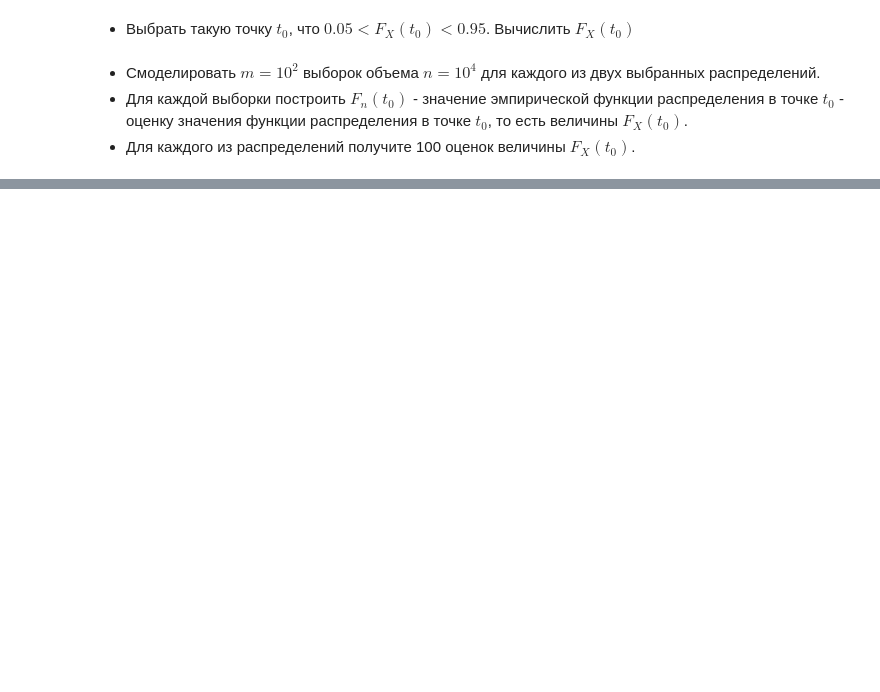
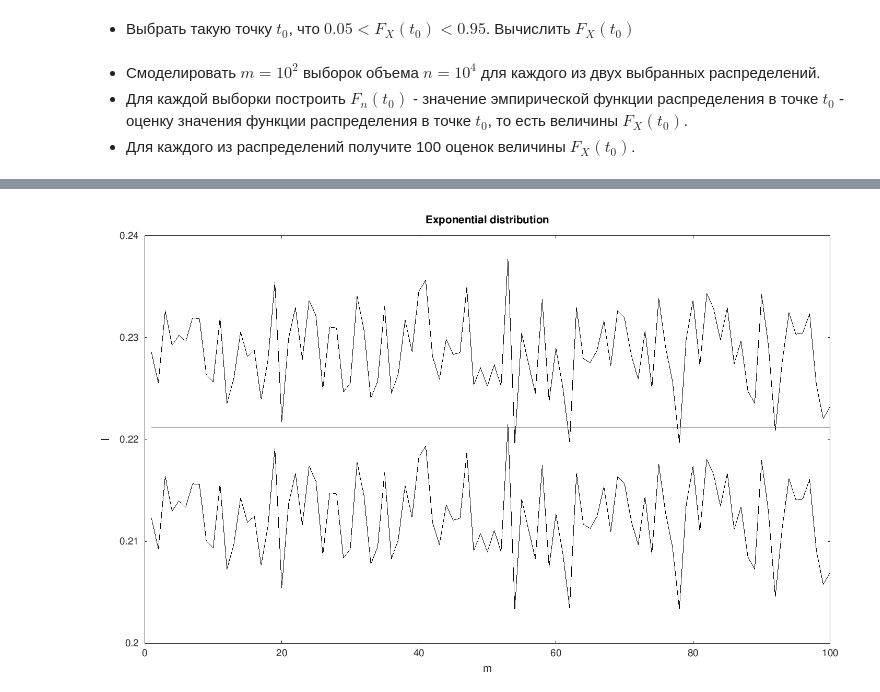
Before and after one commit to fadyat/ITMO-PROBLEMS, a Jupyter notebook: Mathematical-statistics/IV semester/Solutions/lab2/solution.ipynb, the cells around one changed output, grey strips where cells are left out. Drawn from its saved outputs; the diff is of its cells as text; code cells hidden in the pictures; blank space fills up the shorter version.

```diff
--- a/Mathematical-statistics/IV semester/Solutions/lab2/solution.ipynb
+++ b/Mathematical-statistics/IV semester/Solutions/lab2/solution.ipynb
@@ -50,0 +152,4 @@ normal_distribution(0.95)
+# %%
+f2 = draw(@(gamma) exponential_distribution(gamma), "Exponential distribution");
+# %% [output]
+[figure, added]
```
Also changed, not shown: parts of 18 cells of this notebook.
